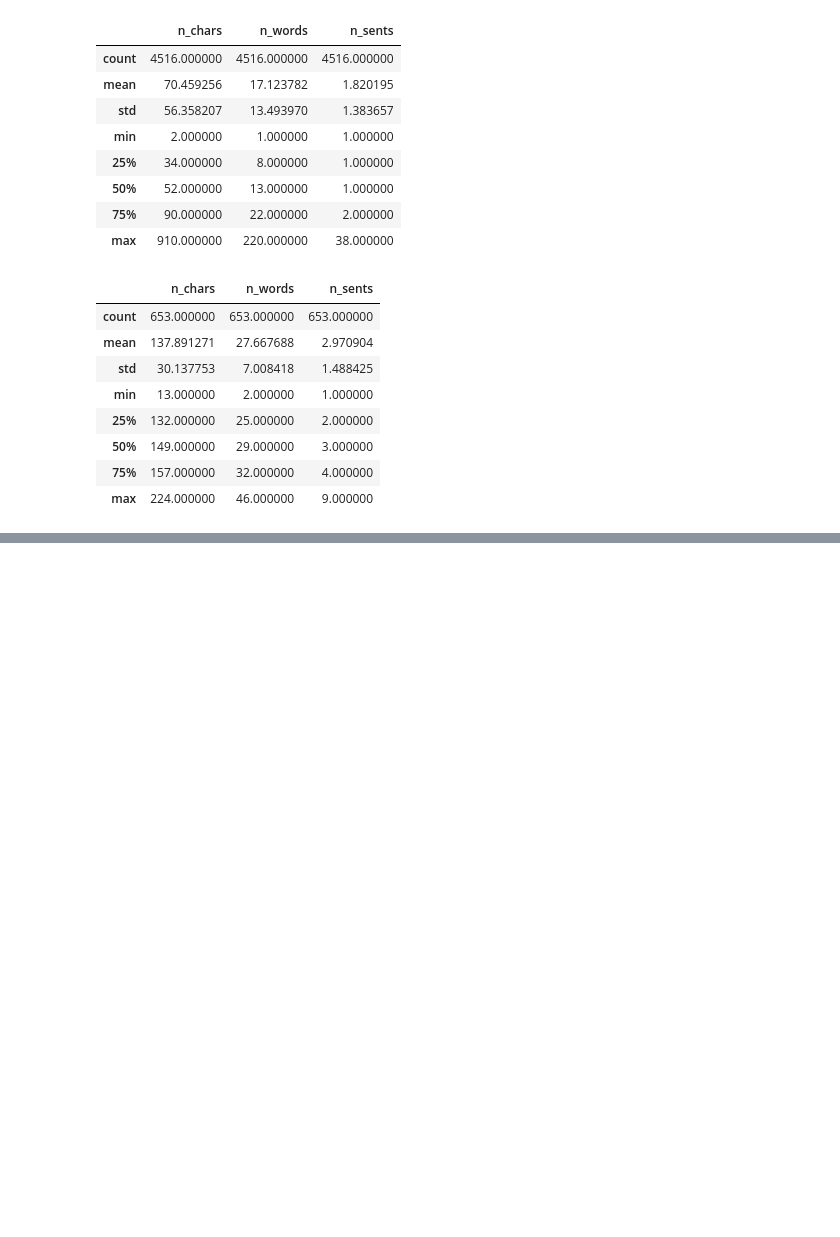
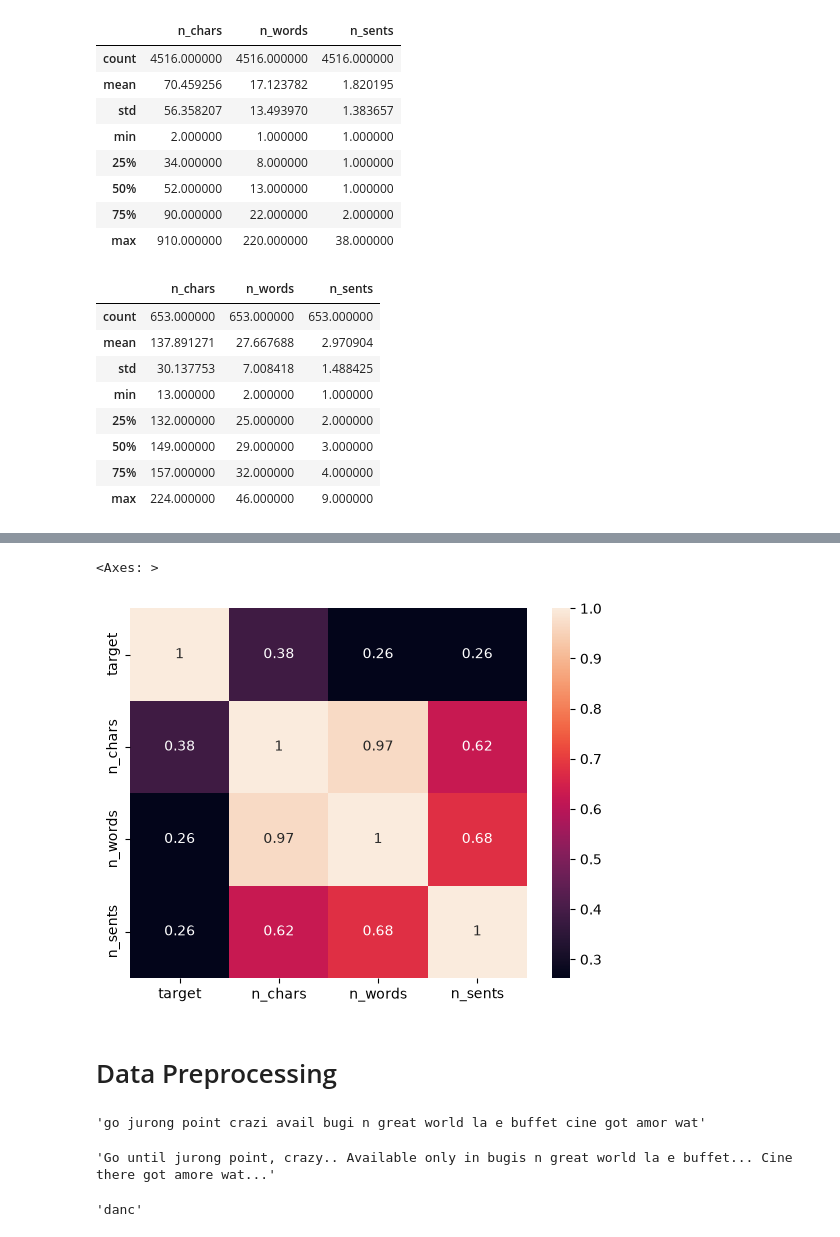
Before and after one commit to suyogpokhrel/Email_Spam_Classifier, a Jupyter notebook: spam-detection.ipynb, the cells around one changed output, grey strips where cells are left out. Saved outputs shown, nothing was run; the diff lists cells and outputs as text; code cells hidden in the pictures; blank space fills up the shorter version.

Commit message:
data preprocess

```diff
--- a/spam-detection.ipynb
+++ b/spam-detection.ipynb
@@ -206,0 +226,7 @@ df[df['target'] == 1][['n_chars','n_words','n_sents']].describe()
+# %%
+sns.heatmap(df.corr(numeric_only=True),annot=True)
+# %% [output]
+<Axes: >
+[figure, added]
+# %% [markdown]
+# Data Preprocessing
@@ -206,0 +257,14 @@ df[df['target'] == 1][['n_chars','n_words','n_sents']].describe()
+# %%
+transform_text('Go until jurong point, crazy.. Available only in bugis n great world la e buffet... Cine there got amore wat...')
+# %% [output]
+'go jurong point crazi avail bugi n great world la e buffet cine got amor wat'
+# %%
+df['text'][0]
+# %% [output]
+'Go until jurong point, crazy.. Available only in bugis n great world la e buffet... Cine there got amore wat...'
+# %%
+from nltk.stem.porter import PorterStemmer
+ps = PorterStemmer()
+ps.stem('dancing')
+# %% [output]
+'danc'
```
Also changed, not shown: parts of 22 cells of this notebook.
